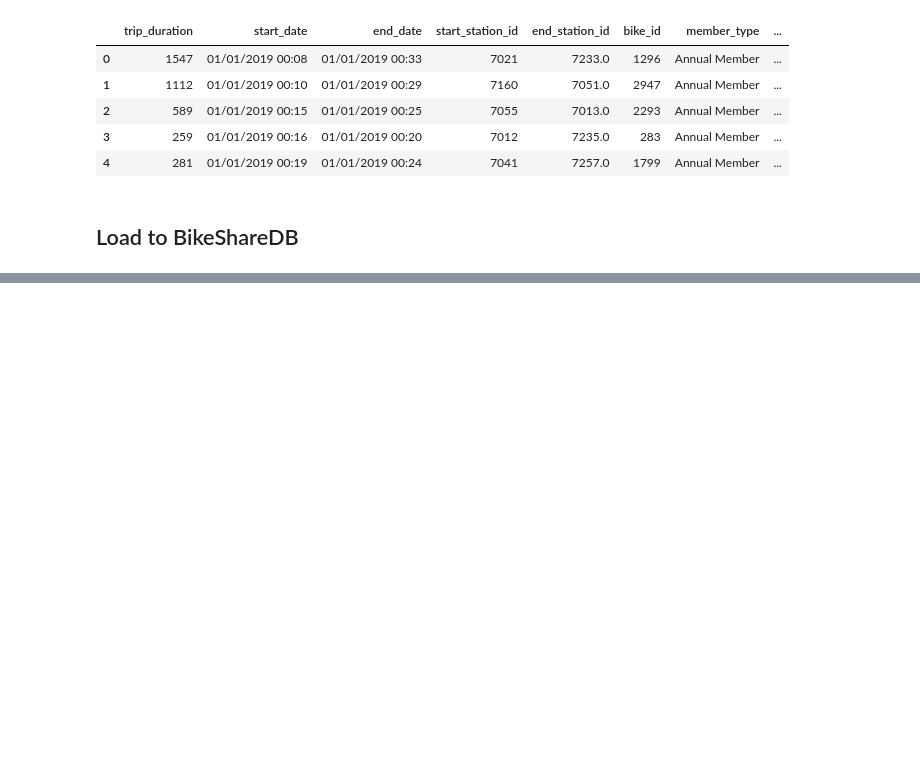
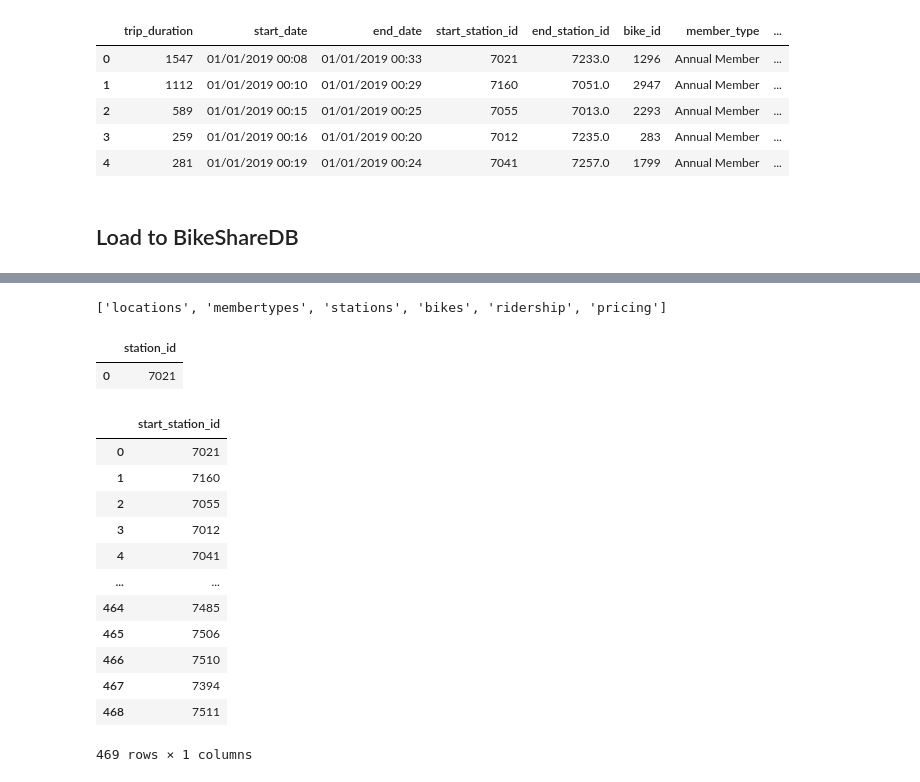
Before and after one commit to JeganS948/project2, a Jupyter notebook: resources/1_toronto_canada/toronto.ipynb, the cells around one changed output, grey strips where cells are left out. Drawn from its saved outputs; the diff is of its cells as text; code cells hidden in the pictures; blank space fills up the shorter version.

```diff
--- a/resources/1_toronto_canada/toronto.ipynb
+++ b/resources/1_toronto_canada/toronto.ipynb
@@ -184,3 +185,48 @@ engine.table_names()
+# %%
+# reflect database into ORM classes
+Base = automap_base()
+Base.prepare(engine, reflect=True)
+Base.classes.keys()
+# %% [output]
+['locations', 'membertypes', 'stations', 'bikes', 'ridership', 'pricing']
+# %%
+# Save a reference to stations and bikes tables
+Stations = Base.classes.stations
+Bikes = Base.classes.bikes
+# %%
+# create session
+session = Session(engine)
+# %%
+# check refential integrity for station ids on start_station_id and end_station_id
+# 1. query stations table
+stns = session.query(Stations.station_id).filter(Stations.location_id == 1).filter(Stations.station_id==7021).all()
+stns_df = pd.DataFrame(stns)
+stns_df
+# %% [output]
+|  | station_id |
+| 0 | 7021 |
+# %%
+# 2. check that all start_station_id and end_station_id in bike_share exists in stations table
+start_stn = pd.DataFrame(bike_share[["start_station_id"]])
+start_stn = start_stn.drop_duplicates().reset_index(drop=True)
+start_stn
+
+missing = start_stn.loc[~start_stn["start_station_id"].isin(stns_df)]
+missing
+# %% [output]
+|  | start_station_id |
+| 0 | 7021 |
+| 1 | 7160 |
+| 2 | 7055 |
+| 3 | 7012 |
+| 4 | 7041 |
+| ... | ... |
+| 464 | 7485 |
+| 465 | 7506 |
+| 466 | 7510 |
+| 467 | 7394 |
+| 468 | 7511 |
+469 rows × 1 columns
 # %%
 # load bikes to Bikes table
 bikes.to_sql(name='bikes', con=engine, if_exists='append', index=False)
```
Also changed, not shown: parts of 3 cells of this notebook.
